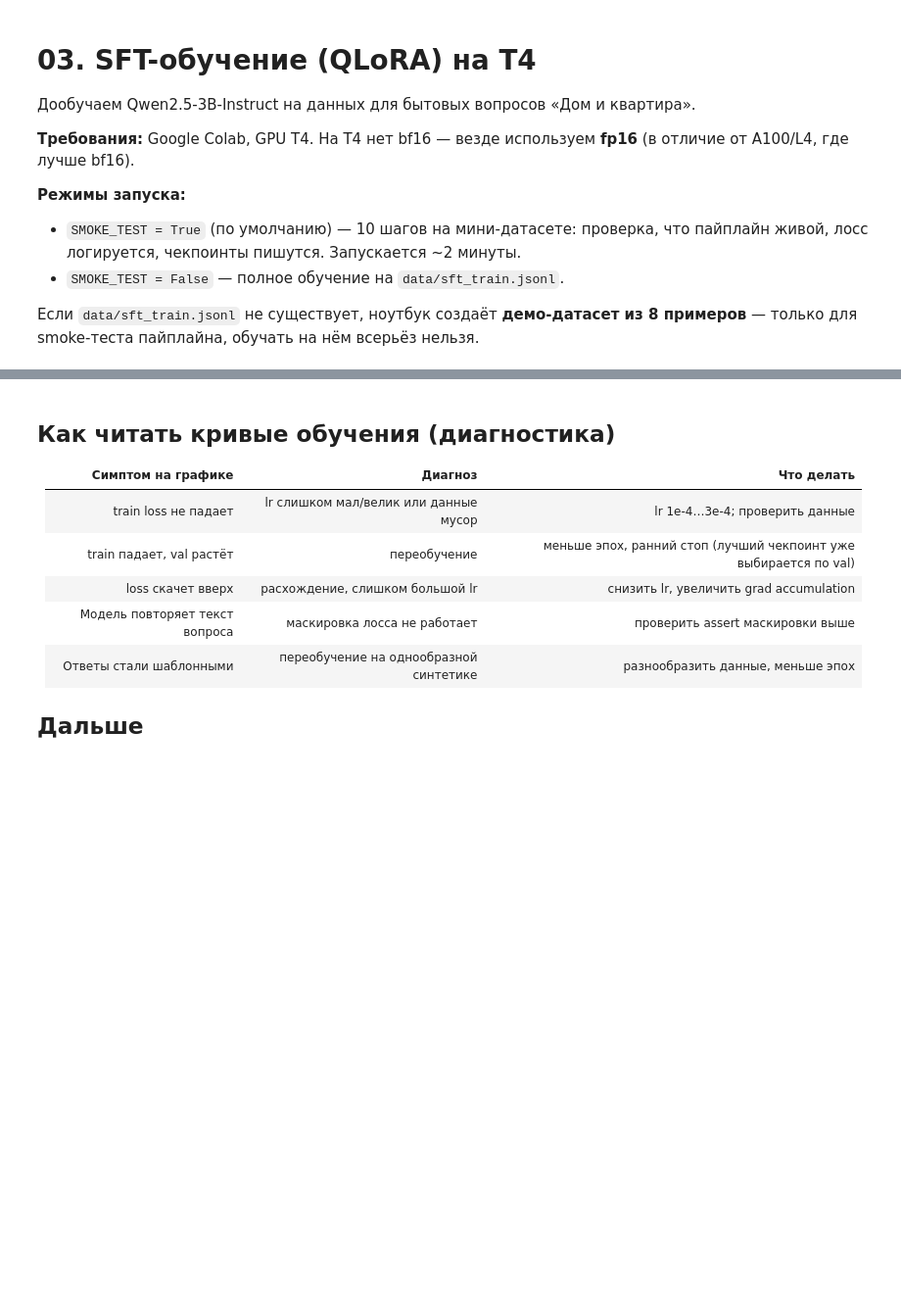
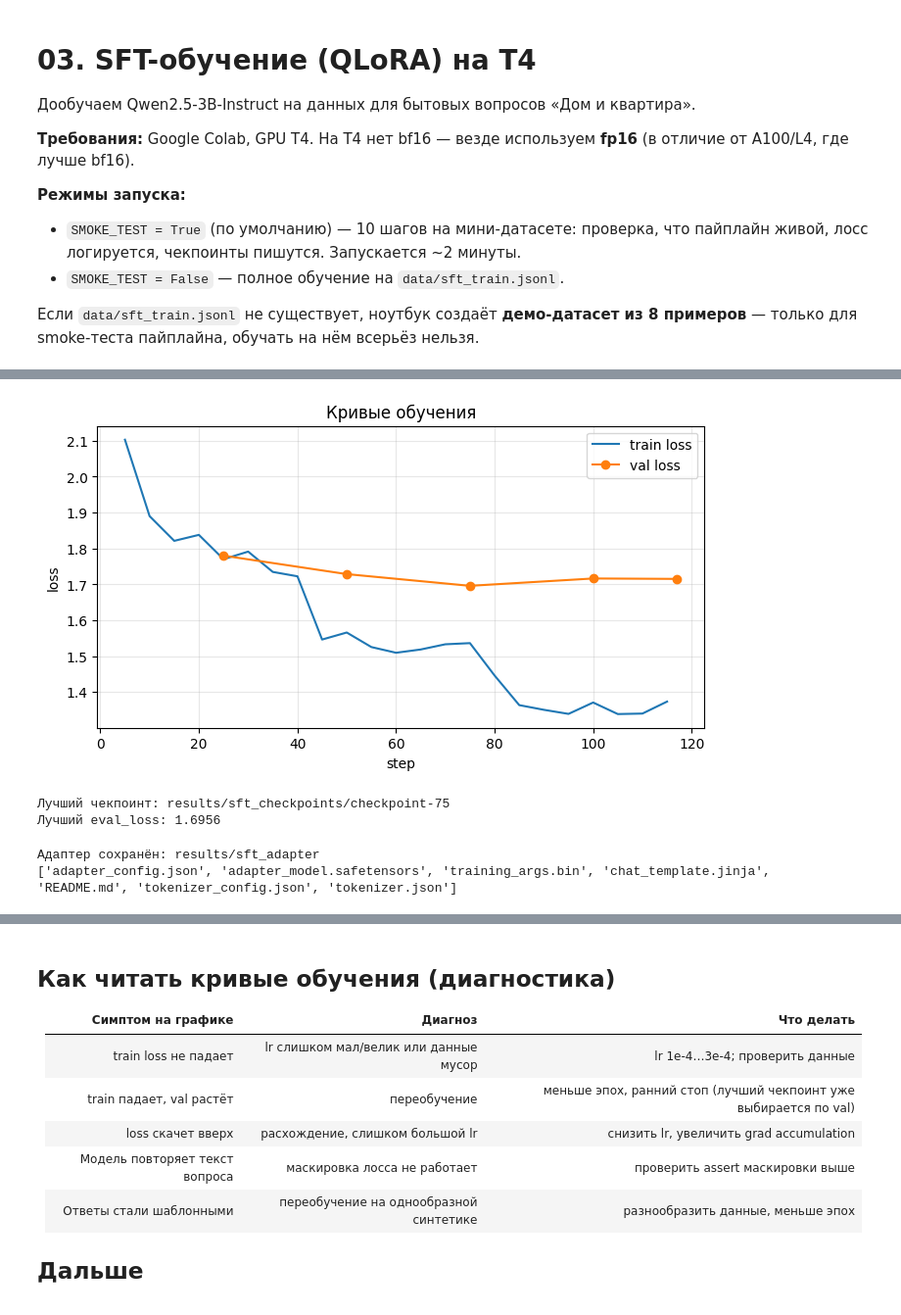
Before and after one commit to maria-igntv/lm-hw, a Jupyter notebook: notebooks/03_sft_train.ipynb, the cells around one changed output, grey strips where cells are left out. Shown at 98% size. Saved outputs shown, nothing was run; the diff lists cells and outputs as text; code cells hidden in the pictures; blank space fills up the shorter version.

Commit message:
Replace SFT notebook with successful Colab run and record training metrics

```diff
--- a/notebooks/03_sft_train.ipynb
+++ b/notebooks/03_sft_train.ipynb
@@ -14,7 +14,7 @@
 Если `data/sft_train.jsonl` не существует, ноутбук создаёт **демо-датасет из 8
 примеров** — только для smoke-теста пайплайна, обучать на нём всерьёз нельзя.
 # %%
-SMOKE_TEST = True   # True: 10 шагов для проверки пайплайна; False: полное обучение
+SMOKE_TEST = False   # True: 10 шагов для проверки пайплайна; False: полное обучение
 
 # Клонируем проект (повторный запуск в той же сессии не будет клонировать заново;
 # чтобы получить свежую версию: %cd /content && !rm -rf lm-hw и запустить ячейку снова)
@@ -120,6 +140,7 @@ model = AutoModelForCausalLM.from_pretrained(
     MODEL_NAME,
     quantization_config=bnb_config,
     device_map="auto",
+    dtype=torch.float16,
 )
 model = prepare_model_for_kbit_training(model)
 model.config.use_cache = False  # конфликтует с gradient checkpointing
@@ -133,4 +154,5 @@ lora_config = LoraConfig(
     task_type="CAUSAL_LM",
 )
 model = get_peft_model(model, lora_config)
+print("Model dtype:", model.dtype)
 model.print_trainable_parameters()
@@ -164,7 +195,9 @@ training_args = SFTConfig(
     gradient_accumulation_steps=8,     # эффективный batch = 16
     gradient_checkpointing=True,
     optim="paged_adamw_32bit",
-    fp16=True,                          # T4: только fp16
+    fp16=False,
+    bf16=False,
+    # T4: только fp16
     # Гиперпараметры
     num_train_epochs=3,
     learning_rate=2e-4,
@@ -205,3 +238,7 @@ print(f"Токенов в примере: {labels.numel()}, замаскиров
 assert 0 < n_supervised < labels.numel(), \
     "Маскировка сломана: лосс идёт по всему тексту или ни по чему"
 print("Маскирование работает корректно")
+
+#  ЗАПУСК ОБУЧЕНИЯ
+train_result = trainer.train()
+print(train_result.metrics)
@@ -208,25 +267,33 @@ print("Маскирование работает корректно")
 # %%
 # Кривые обучения -> PNG (в отчёт) + таблица логов
 import matplotlib.pyplot as plt
 
 logs = [l for l in trainer.state.log_history if "loss" in l or "eval_loss" in l]
 train_pts = [(l["step"], l["loss"]) for l in logs if "loss" in l]
 val_pts = [(l["step"], l["eval_loss"]) for l in logs if "eval_loss" in l]
 
 plt.figure(figsize=(8, 4))
 if train_pts:
     plt.plot(*zip(*train_pts), label="train loss")
 if val_pts:
     plt.plot(*zip(*val_pts), label="val loss", marker="o")
 plt.xlabel("step"); plt.ylabel("loss"); plt.legend(); plt.grid(alpha=0.3)
 plt.title("Кривые обучения" + (" (SMOKE TEST)" if SMOKE_TEST else ""))
 os.makedirs("results", exist_ok=True)
 plt.savefig("results/sft_loss_curve.png", dpi=150, bbox_inches="tight")
 plt.show()
 
 # Лучший чекпоинт (по min eval_loss)
 print("Лучший чекпоинт:", trainer.state.best_model_checkpoint)
-print(f"Лучший eval_loss: {trainer.state.best_metric:.4f}")
+
+if trainer.state.best_metric is not None:
+    print(f"Лучший eval_loss: {trainer.state.best_metric:.4f}")
+else:
+    print("Лучший eval_loss: N/A (обучение ещё не запущено)")
+# %% [output]
+[figure, added]
+Лучший чекпоинт: results/sft_checkpoints/checkpoint-75
+Лучший eval_loss: 1.6956
 # %%
 # Сохранение LoRA-адаптера (safetensors)
 model.config.use_cache = True
@@ -239,6 +306,9 @@ print(os.listdir(ADAPTER_DIR))
 # Опционально: загрузить на Hugging Face Hub (для артефактов)
 # model.push_to_hub("<username>/qwen2.5-3b-home-sft")
 # tokenizer.push_to_hub("<username>/qwen2.5-3b-home-sft")
+# %% [output]
+Адаптер сохранён: results/sft_adapter
+['adapter_config.json', 'adapter_model.safetensors', 'training_args.bin', 'chat_template.jinja', 'README.md', 'tokenizer_config.json', 'tokenizer.json']
 # %%
 # Быстрая качественная проверка: те же 2 вопроса, что в 01_baseline
 SYSTEM_PROMPT = (
```
Also changed, not shown: parts of 6 cells of this notebook, 1 other file.
